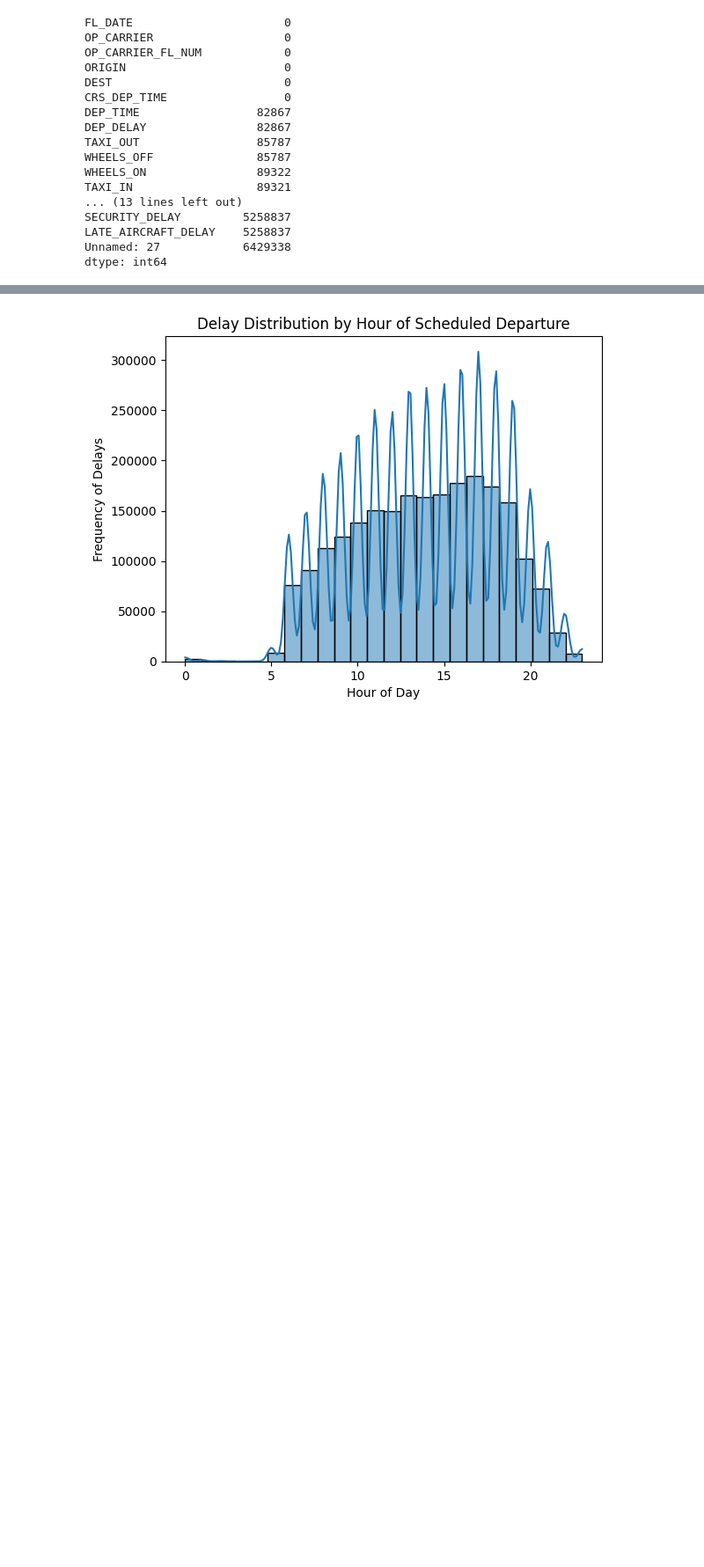
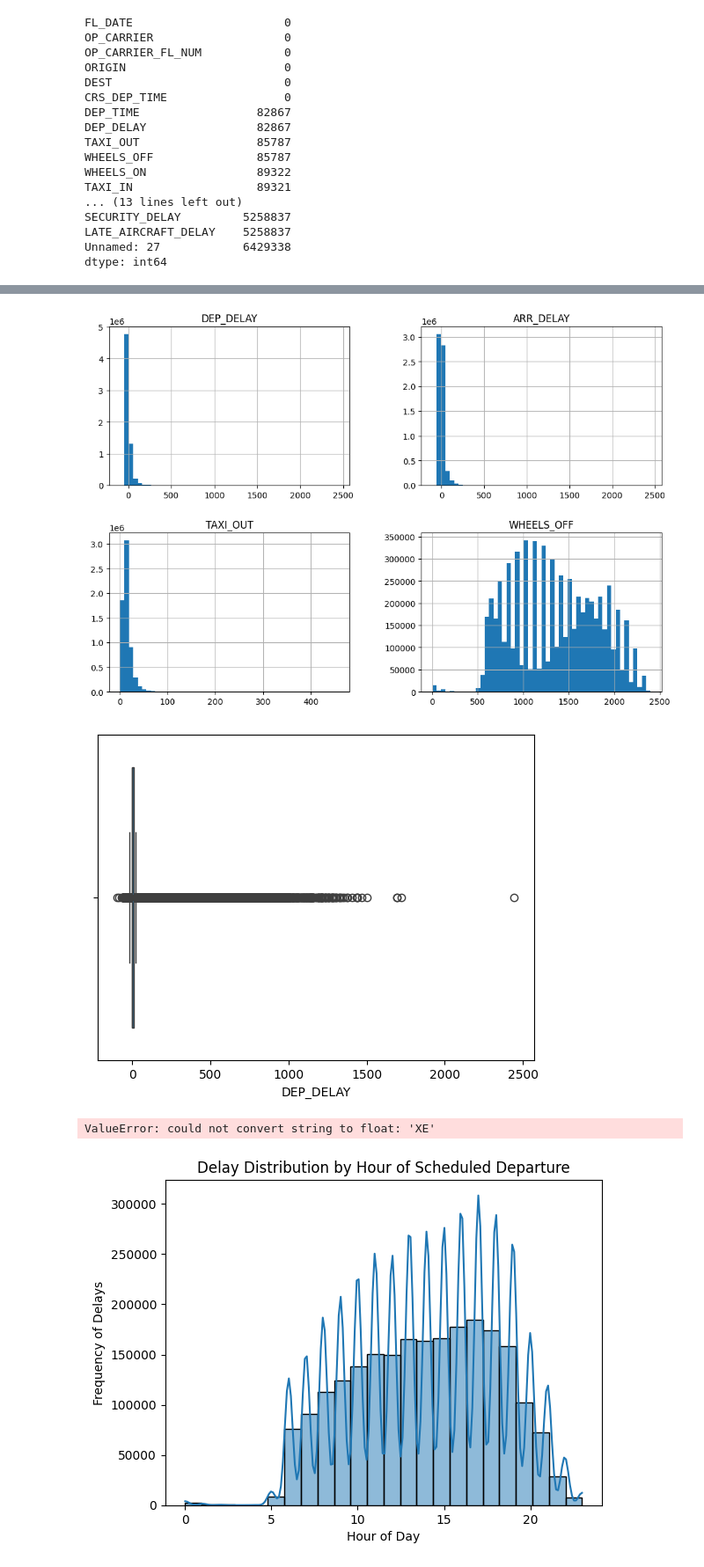
Before and after one commit to kibetamos/ML-zoomcamp-Homework, a Jupyter notebook: Mid_Term/Mid_term.ipynb, the cells around one changed output, grey strips where cells are left out. Shown at 88% size. Drawn from its saved outputs; the diff is of its cells as text; code cells hidden in the pictures; blank space fills up the shorter version.

```diff
--- a/Mid_Term/Mid_term.ipynb
+++ b/Mid_Term/Mid_term.ipynb
@@ -70,3 +70,11 @@ SECURITY_DELAY         5258837
 LATE_AIRCRAFT_DELAY    5258837
 Unnamed: 27            6429338
 dtype: int64
+# %%
+
+# Drop columns with too many missing values (threshold can be adjusted)
+threshold = len(df) * 0.2  # 20% threshold for missing data
+df_cleaned = df.dropna(thresh=threshold, axis=1)
+
+# Impute missing values for specific columns if necessary (e.g., for float columns)
+df_cleaned['DEP_DELAY'].fillna(df_cleaned['DEP_DELAY'].mean(), inplace=True)
@@ -72,0 +102,3 @@ dtype: int64
+# %%
+# Convert FL_DALTE to datetime
+df_cleaned['FL_DATE'] = pd.to_datetime(df_cleaned['FL_DATE'])
@@ -72,0 +134,8 @@ dtype: int64
+# %%
+# Extract year, month, day
+df_cleaned['YEAR'] = df_cleaned['FL_DATE'].dt.year
+df_cleaned['MONTH'] = df_cleaned['FL_DATE'].dt.month
+df_cleaned['DAY'] = df_cleaned['FL_DATE'].dt.day
+
+# Create a total delay column (if applicable)
+df_cleaned['TOTAL_DELAY'] = df_cleaned['DEP_DELAY'] + df_cleaned['ARR_DELAY']
@@ -73,3 +163,24 @@ dtype: int64
+# %%
+import matplotlib.pyplot as plt
+import seaborn as sns
+
+# Plotting histogram for a few columns
+df_cleaned[['DEP_DELAY', 'ARR_DELAY', 'TAXI_OUT', 'WHEELS_OFF']].hist(bins=50, figsize=(12, 8))
+plt.show()
+
+# Boxplots to check for outliers
+sns.boxplot(x=df_cleaned['DEP_DELAY'])
+plt.show()
+
+# Correlation heatmap to see relationships between numerical variables
+corr = df_cleaned.corr()
+plt.figure(figsize=(10, 8))
+sns.heatmap(corr, annot=True, cmap='coolwarm', fmt='.2f')
+plt.show()
+# %% [output]
+[figure, added]
+[figure, added]
+ValueError: could not convert string to float: 'XE'
 # %%
 
 # Creating a column for hour of departure
```
Also changed, not shown: parts of 12 cells of this notebook.
